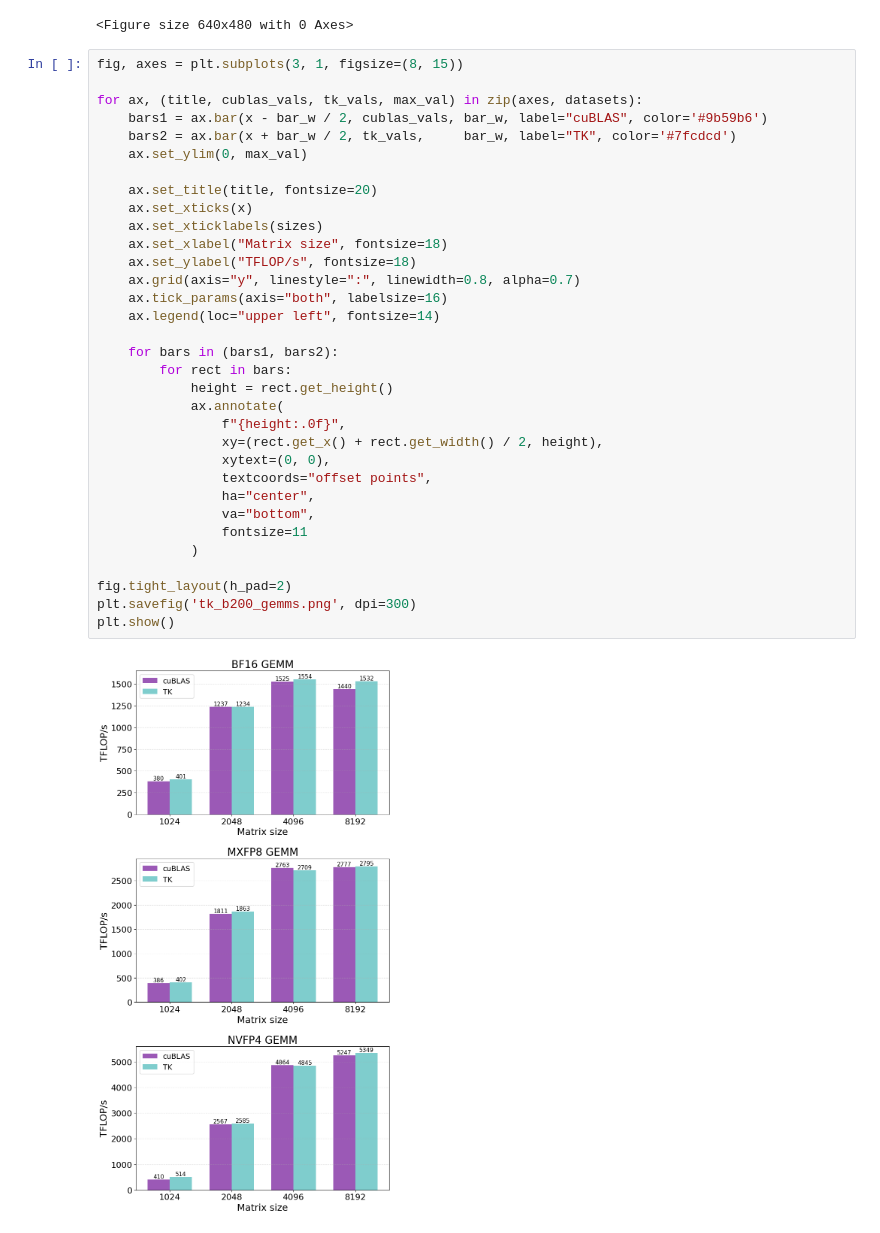
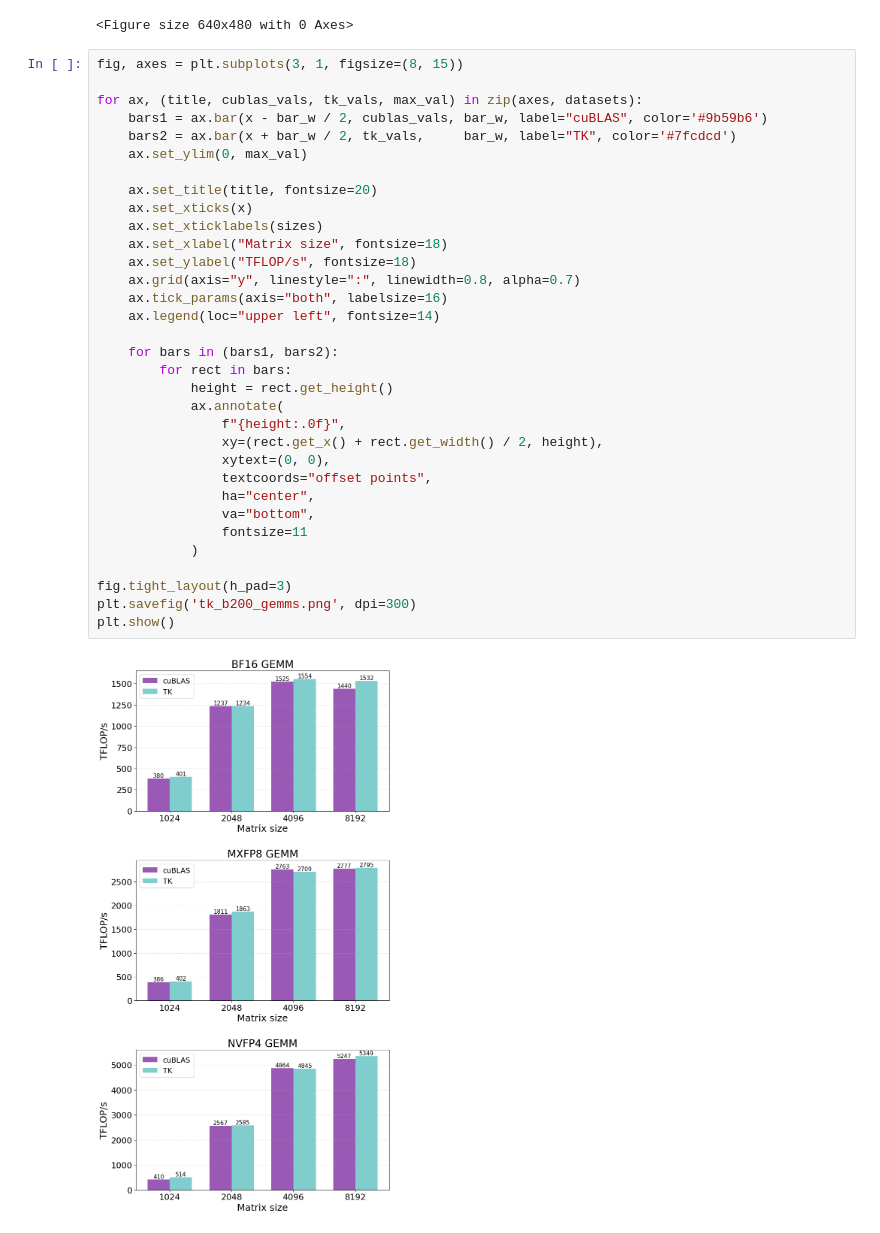
Before and after one commit to StuartSul/gpu-experiments, a Jupyter notebook: misc/draw_graph.ipynb, the cells around one changed output. Drawn from its saved outputs; the diff is of its cells as text.

```diff
--- a/misc/draw_graph.ipynb
+++ b/misc/draw_graph.ipynb
@@ -256,32 +256,32 @@ fig, axes = plt.subplots(3, 1, figsize=(8, 15))
 for ax, (title, cublas_vals, tk_vals, max_val) in zip(axes, datasets):
     bars1 = ax.bar(x - bar_w / 2, cublas_vals, bar_w, label="cuBLAS", color='#9b59b6')
     bars2 = ax.bar(x + bar_w / 2, tk_vals,     bar_w, label="TK", color='#7fcdcd')
     ax.set_ylim(0, max_val)
 
     ax.set_title(title, fontsize=20)
     ax.set_xticks(x)
     ax.set_xticklabels(sizes)
     ax.set_xlabel("Matrix size", fontsize=18)
     ax.set_ylabel("TFLOP/s", fontsize=18)
     ax.grid(axis="y", linestyle=":", linewidth=0.8, alpha=0.7)
     ax.tick_params(axis="both", labelsize=16)
     ax.legend(loc="upper left", fontsize=14)
 
     for bars in (bars1, bars2):
         for rect in bars:
             height = rect.get_height()
             ax.annotate(
                 f"{height:.0f}",
                 xy=(rect.get_x() + rect.get_width() / 2, height),
                 xytext=(0, 0),
                 textcoords="offset points",
                 ha="center",
                 va="bottom",
                 fontsize=11
             )
 
-fig.tight_layout(h_pad=2)
+fig.tight_layout(h_pad=3)
 plt.savefig('tk_b200_gemms.png', dpi=300)
 plt.show()
 # %% [output]
-[figure, old version]
+[figure, new version]
```
